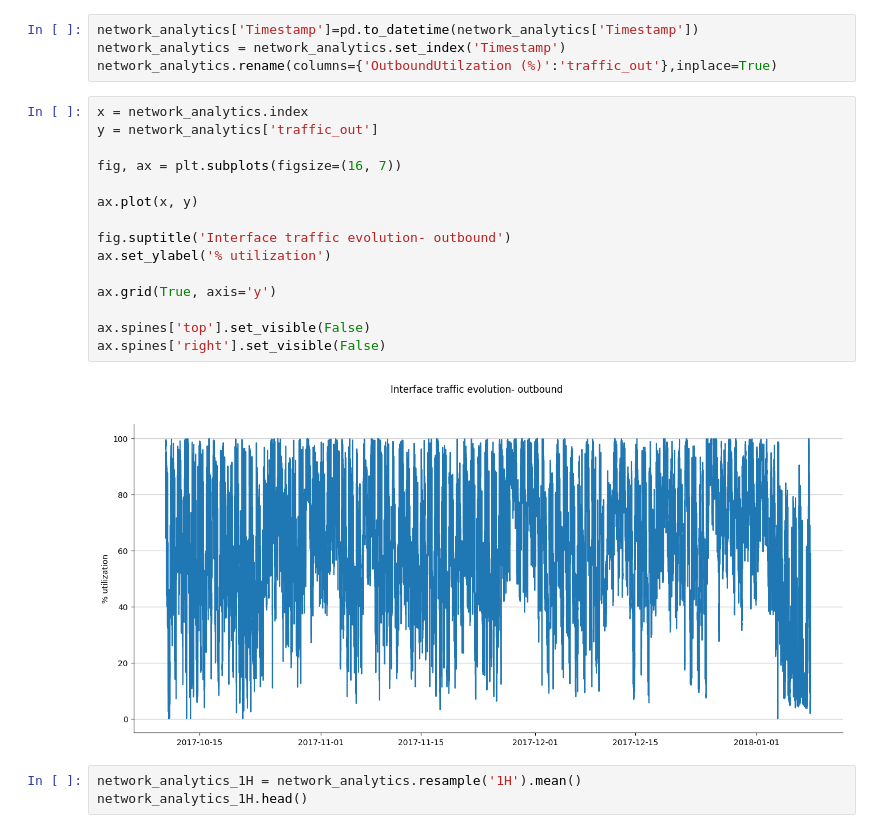
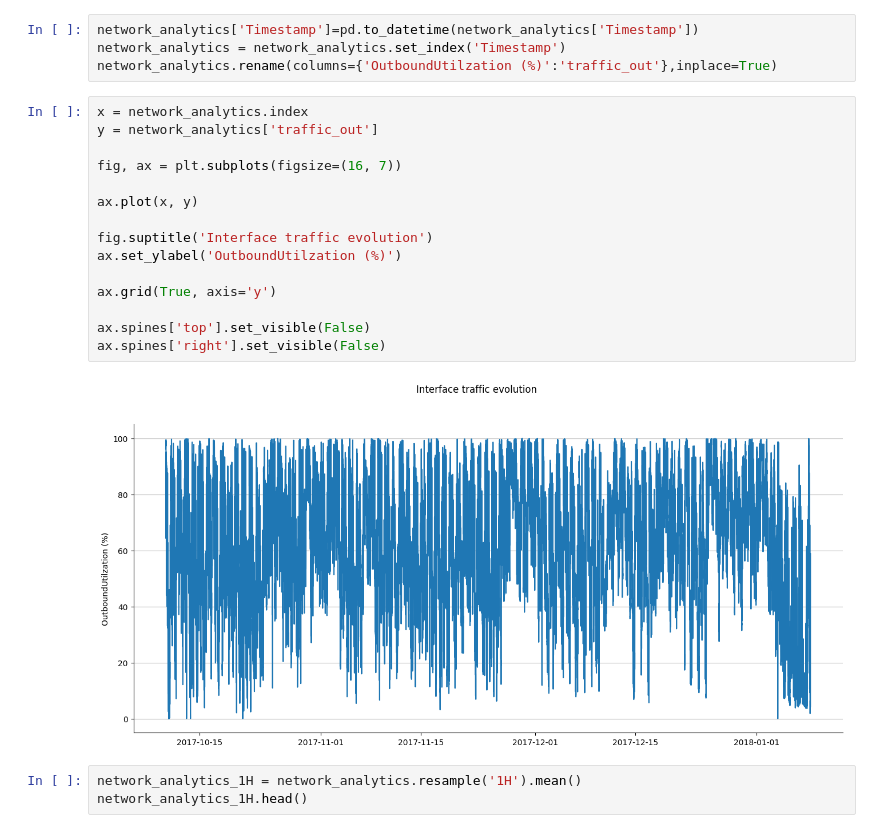
Before and after one commit to AlesKas/DIP, a Jupyter notebook: network_analytics.ipynb, the cells around one changed output. Drawn from its saved outputs; the diff is of its cells as text.

```diff
--- a/network_analytics.ipynb
+++ b/network_analytics.ipynb
@@ -65,20 +74,20 @@ network_analytics.rename(columns={'OutboundUtilzation (%)':'traffic_out'},inplac
 # %%
 x = network_analytics.index
 y = network_analytics['traffic_out']
 
 fig, ax = plt.subplots(figsize=(16, 7))
 
 ax.plot(x, y)
 
-fig.suptitle('Interface traffic evolution- outbound')
-ax.set_ylabel('% utilization')
+fig.suptitle('Interface traffic evolution')
+ax.set_ylabel('OutboundUtilzation (%)')
 
 ax.grid(True, axis='y')
 
 ax.spines['top'].set_visible(False)
 ax.spines['right'].set_visible(False)
 # %% [output]
-[figure, old version]
+[figure, new version]
 # %%
 network_analytics_1H = network_analytics.resample('1H').mean()
 network_analytics_1H.head()
```
Also changed, not shown: parts of 3 cells of this notebook, 2 other files.
